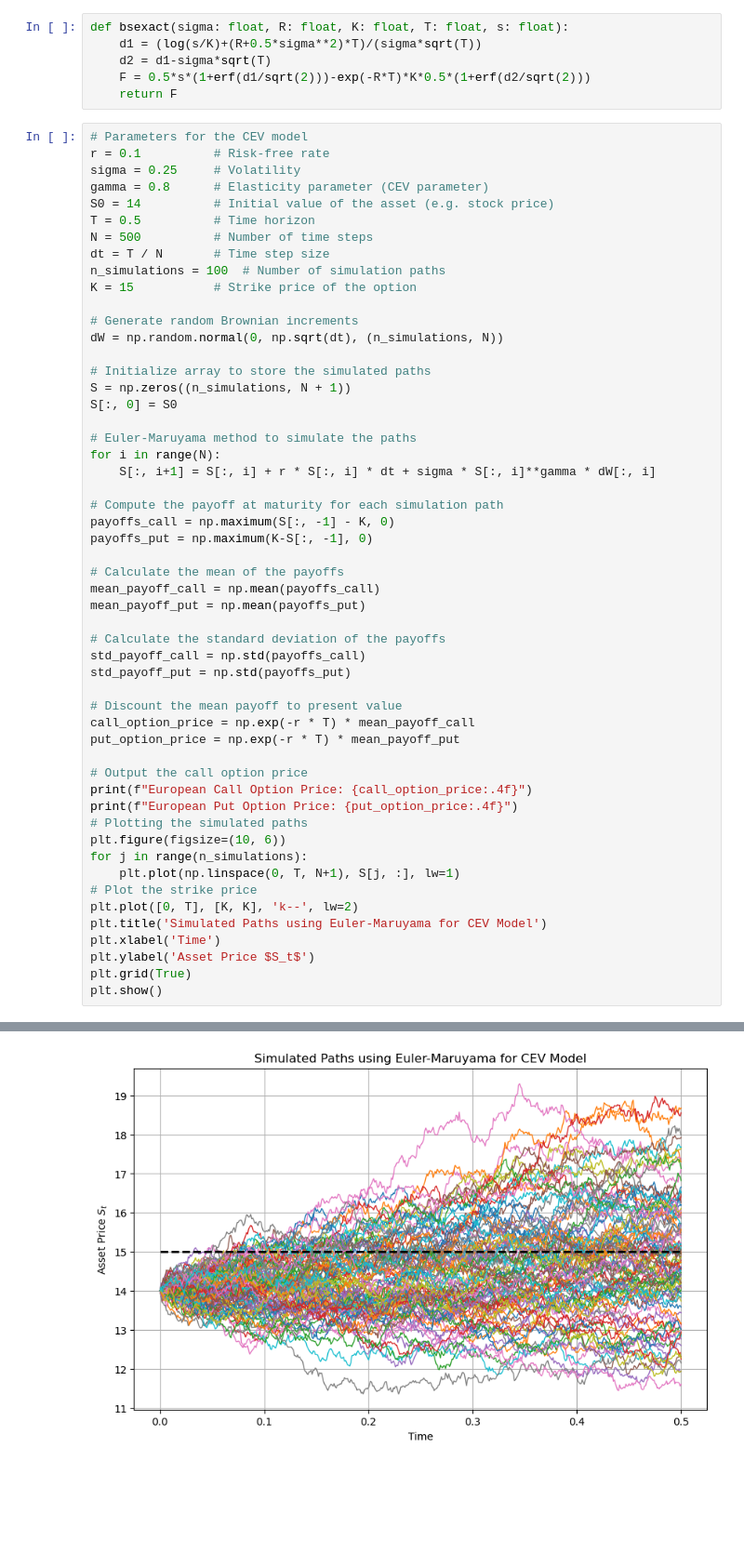
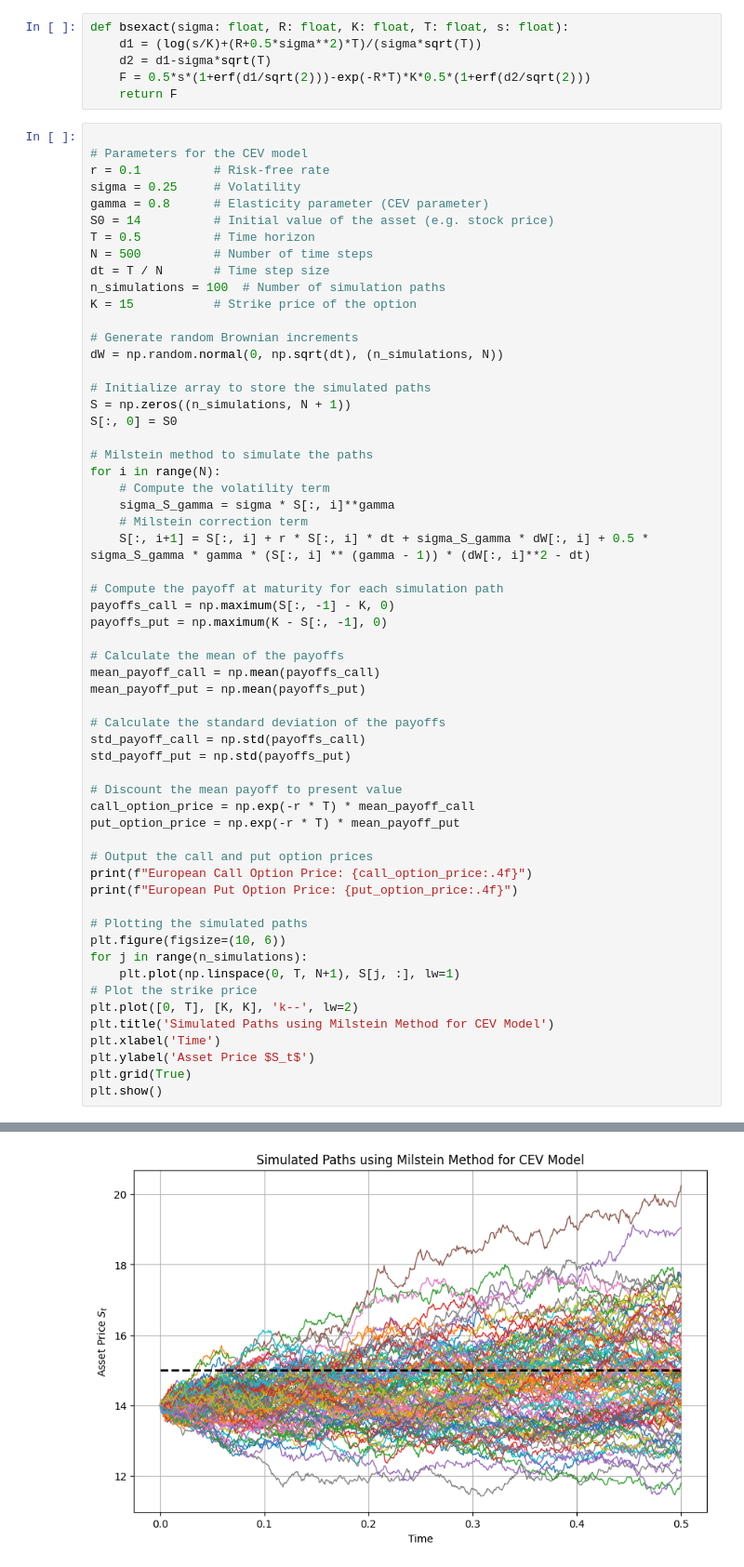
Before and after one commit to pontusbjorklid/Computational-Finance-Projects, a Jupyter notebook: MCpricing.ipynb, the cells around one changed output, grey strips where cells are left out. Shown at 93% size. Saved outputs shown, nothing was run; the diff lists cells and outputs as text; blank space fills up the shorter version.

Commit message:
Add files via upload
Milstein

```diff
--- a/MCpricing.ipynb
+++ b/MCpricing.ipynb
@@ -11,6 +11,7 @@ def bsexact(sigma: float, R: float, K: float, T: float, s: float):
     F = 0.5*s*(1+erf(d1/sqrt(2)))-exp(-R*T)*K*0.5*(1+erf(d2/sqrt(2)))
     return F
 # %%
+
 # Parameters for the CEV model
 r = 0.1          # Risk-free rate
 sigma = 0.25     # Volatility
@@ -29,13 +30,16 @@ dW = np.random.normal(0, np.sqrt(dt), (n_simulations, N))
 S = np.zeros((n_simulations, N + 1))
 S[:, 0] = S0
 
-# Euler-Maruyama method to simulate the paths
+# Milstein method to simulate the paths
 for i in range(N):
-    S[:, i+1] = S[:, i] + r * S[:, i] * dt + sigma * S[:, i]**gamma * dW[:, i]
+    # Compute the volatility term
+    sigma_S_gamma = sigma * S[:, i]**gamma
+    # Milstein correction term
+    S[:, i+1] = S[:, i] + r * S[:, i] * dt + sigma_S_gamma * dW[:, i] + 0.5 * sigma_S_gamma * gamma * (S[:, i] ** (gamma - 1)) * (dW[:, i]**2 - dt)
 
 # Compute the payoff at maturity for each simulation path
 payoffs_call = np.maximum(S[:, -1] - K, 0)
-payoffs_put = np.maximum(K-S[:, -1], 0)
+payoffs_put = np.maximum(K - S[:, -1], 0)
 
 # Calculate the mean of the payoffs
 mean_payoff_call = np.mean(payoffs_call)
@@ -49,16 +53,17 @@ std_payoff_put = np.std(payoffs_put)
 call_option_price = np.exp(-r * T) * mean_payoff_call
 put_option_price = np.exp(-r * T) * mean_payoff_put
 
-# Output the call option price
+# Output the call and put option prices
 print(f"European Call Option Price: {call_option_price:.4f}")
 print(f"European Put Option Price: {put_option_price:.4f}")
+
 # Plotting the simulated paths
 plt.figure(figsize=(10, 6))
 for j in range(n_simulations):
     plt.plot(np.linspace(0, T, N+1), S[j, :], lw=1)
 # Plot the strike price
 plt.plot([0, T], [K, K], 'k--', lw=2)
-plt.title('Simulated Paths using Euler-Maruyama for CEV Model')
+plt.title('Simulated Paths using Milstein Method for CEV Model')
 plt.xlabel('Time')
 plt.ylabel('Asset Price $S_t$')
 plt.grid(True)
@@ -69,4 +74,4 @@ European Put Option Price: 0.6304
-[figure, old version]
+[figure, new version]
 # %%
 ### DISCRETIZATION ERROR ###
 
```
Also changed, not shown: parts of 7 cells of this notebook.
